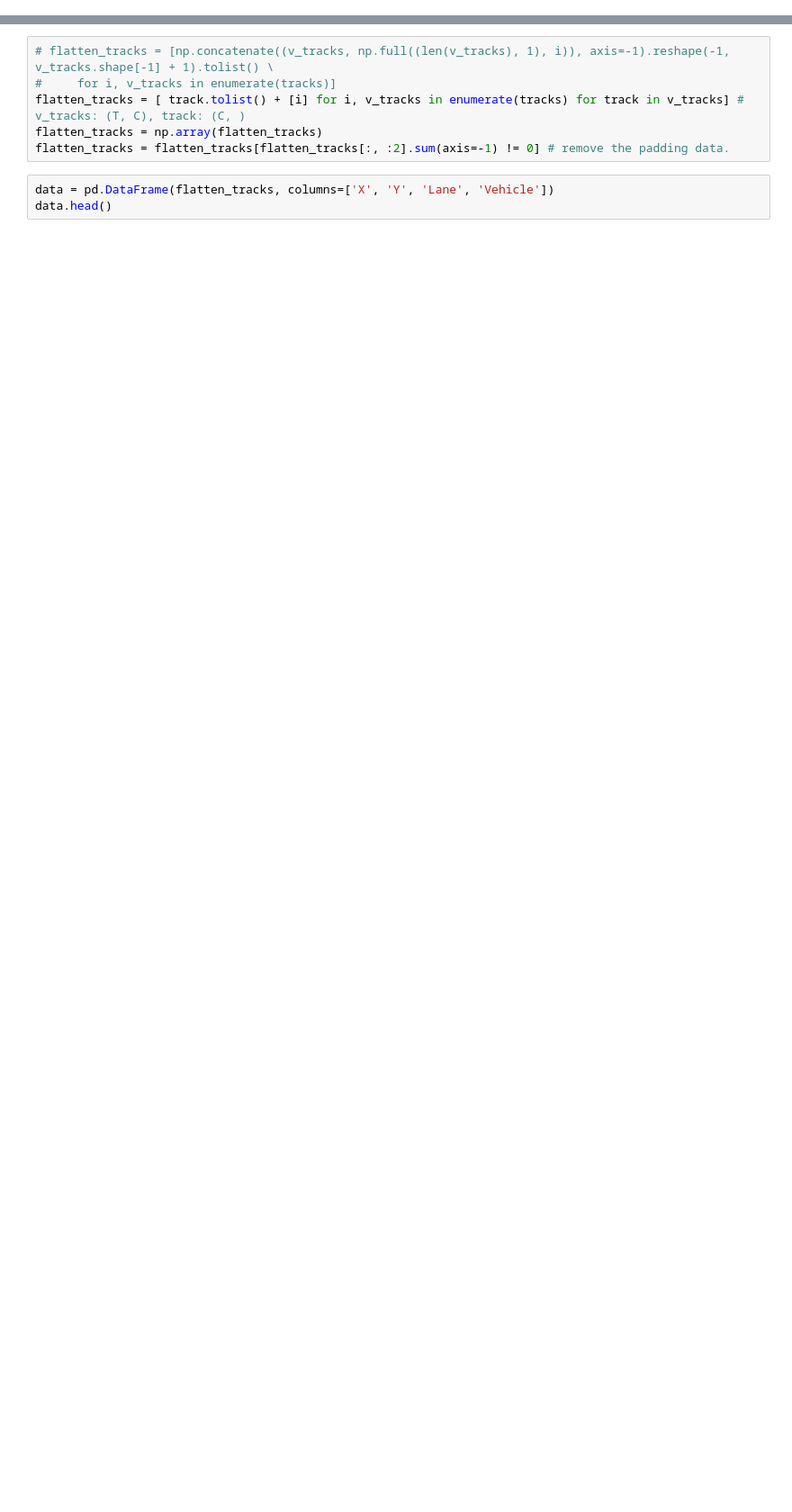
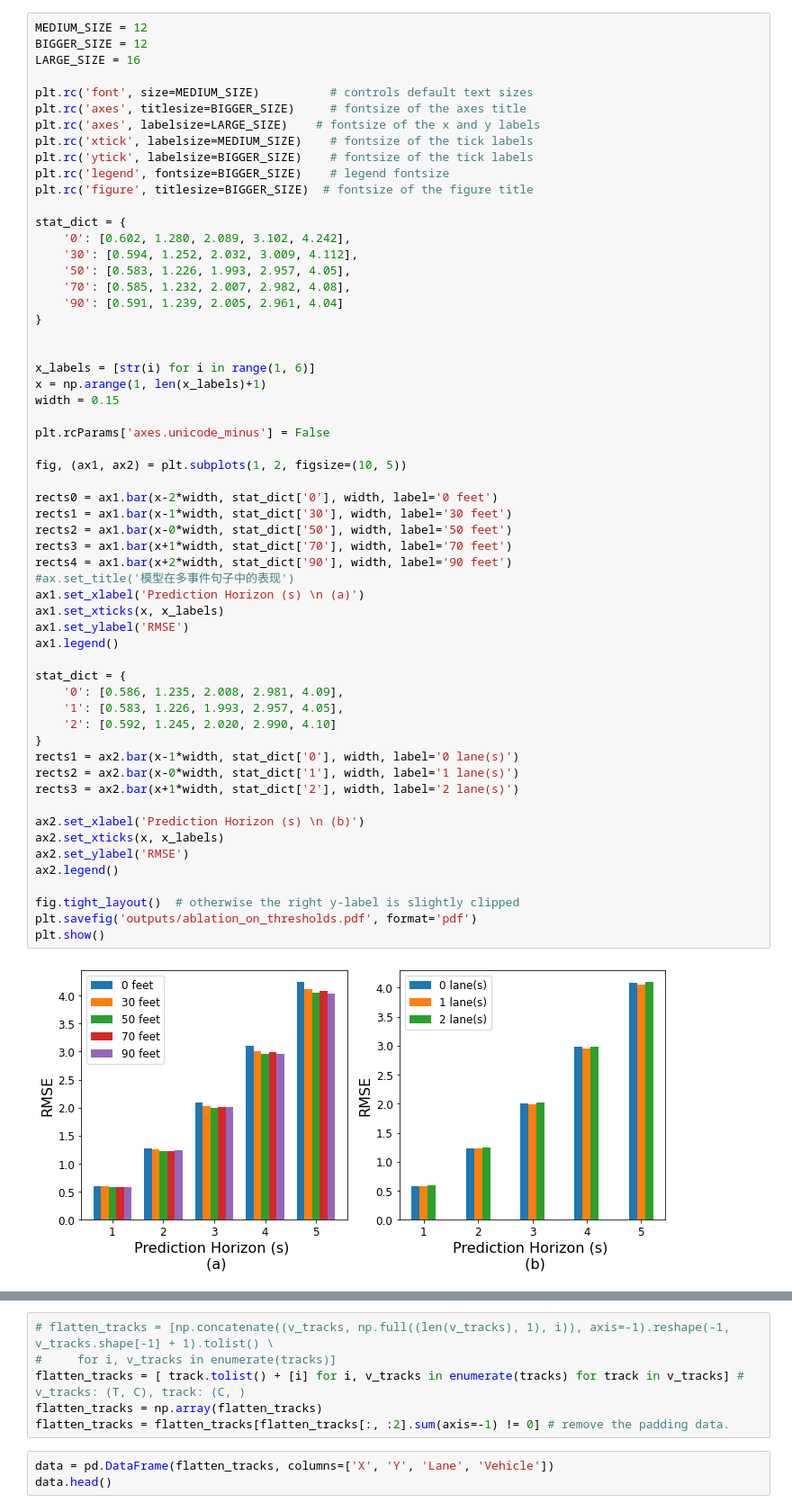
Before and after one commit to T-urning/SIT_TrajectoryPrediction, a Jupyter notebook: draw.ipynb, the cells around one changed output, grey strips where cells are left out. Shown: that part at 90% size. Cells and saved outputs as stored; diff of their text form; blank space fills up the shorter version.

```diff
--- a/draw.ipynb
+++ b/draw.ipynb
@@ -5,0 +54,60 @@ import matplotlib.pyplot as plt
+# %%
+MEDIUM_SIZE = 12
+BIGGER_SIZE = 12
+LARGE_SIZE = 16
+
+plt.rc('font', size=MEDIUM_SIZE)          # controls default text sizes
+plt.rc('axes', titlesize=BIGGER_SIZE)     # fontsize of the axes title
+plt.rc('axes', labelsize=LARGE_SIZE)    # fontsize of the x and y labels
+plt.rc('xtick', labelsize=MEDIUM_SIZE)    # fontsize of the tick labels
+plt.rc('ytick', labelsize=BIGGER_SIZE)    # fontsize of the tick labels
+plt.rc('legend', fontsize=BIGGER_SIZE)    # legend fontsize
+plt.rc('figure', titlesize=BIGGER_SIZE)  # fontsize of the figure title
+
+stat_dict = {
+    '0': [0.602, 1.280, 2.089, 3.102, 4.242],
+    '30': [0.594, 1.252, 2.032, 3.009, 4.112],
+    '50': [0.583, 1.226, 1.993, 2.957, 4.05],
+    '70': [0.585, 1.232, 2.007, 2.982, 4.08],
+    '90': [0.591, 1.239, 2.005, 2.961, 4.04]
+}
+
+
+x_labels = [str(i) for i in range(1, 6)]
+x = np.arange(1, len(x_labels)+1)
+width = 0.15
+
+plt.rcParams['axes.unicode_minus'] = False
+
+fig, (ax1, ax2) = plt.subplots(1, 2, figsize=(10, 5))
+
+rects0 = ax1.bar(x-2*width, stat_dict['0'], width, label='0 feet')
+rects1 = ax1.bar(x-1*width, stat_dict['30'], width, label='30 feet')
+rects2 = ax1.bar(x-0*width, stat_dict['50'], width, label='50 feet')
+rects3 = ax1.bar(x+1*width, stat_dict['70'], width, label='70 feet')
+rects4 = ax1.bar(x+2*width, stat_dict['90'], width, label='90 feet')
+#ax.set_title('模型在多事件句子中的表现')
+ax1.set_xlabel('Prediction Horizon (s) \n (a)')
+ax1.set_xticks(x, x_labels)
+ax1.set_ylabel('RMSE')
+ax1.legend()
+
+stat_dict = {
+    '0': [0.586, 1.235, 2.008, 2.981, 4.09],
+    '1': [0.583, 1.226, 1.993, 2.957, 4.05],
+    '2': [0.592, 1.245, 2.020, 2.990, 4.10]
+}
+rects1 = ax2.bar(x-1*width, stat_dict['0'], width, label='0 lane(s)')
+rects2 = ax2.bar(x-0*width, stat_dict['1'], width, label='1 lane(s)')
+rects3 = ax2.bar(x+1*width, stat_dict['2'], width, label='2 lane(s)')
+
+ax2.set_xlabel('Prediction Horizon (s) \n (b)')
+ax2.set_xticks(x, x_labels)
+ax2.set_ylabel('RMSE')
+ax2.legend()
+
+fig.tight_layout()  # otherwise the right y-label is slightly clipped
+plt.savefig('outputs/ablation_on_thresholds.pdf', format='pdf')
+plt.show()
+# %% [output]
+[figure, added]
```
Also changed, not shown: parts of 13 cells of this notebook, 11 other files.
